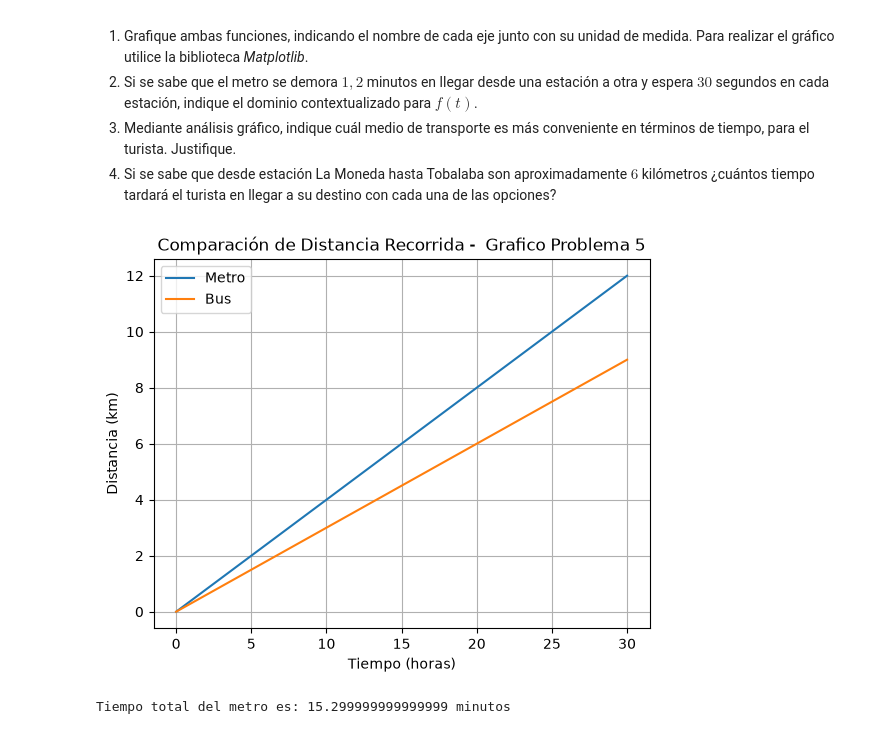
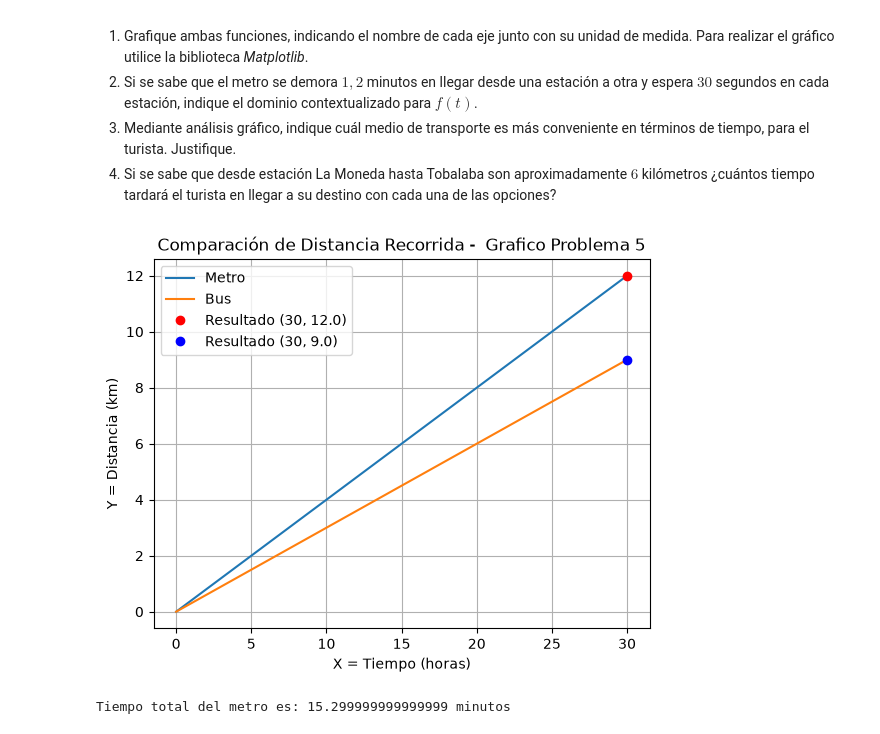
Before and after one commit to AleLagosP/Matematica-Aplicada-con-Python, a Jupyter notebook: Clase 1 - inrtroduccion/G1_Funciones.ipynb, the cells around one changed output. Drawn from its saved outputs; the diff is of its cells as text; code cells hidden in the pictures.

```diff
--- a/Clase 1 - inrtroduccion/G1_Funciones.ipynb
+++ b/Clase 1 - inrtroduccion/G1_Funciones.ipynb
@@ -168,34 +170,36 @@ Según la información anterior:
 # %%
 #  Datos del caso:
 # F(t) = 0.4t Metro
 # G(t) = 0.3 Bus
 
 import matplotlib.pyplot as plt
 def metro(t):
     return 0.4 * t
 
 def bus(t):
     return 0.3 * t
 
 tiempo = range(0, 31)
 
 distancia_metro = []
 distancia_bus = []
 
 for t in tiempo:
     distancia_metro.append(metro(t))
     distancia_bus.append(bus(t))
 
 plt.plot(tiempo, distancia_metro, label="Metro")
 plt.plot(tiempo, distancia_bus, label="Bus")
-plt.xlabel("Tiempo (horas)")
-plt.ylabel("Distancia (km)")
+plt.plot(30, metro(30), 'ro', label=f"Resultado ({30}, {metro(30)})")
+plt.plot(30, bus(30), 'bo', label=f"Resultado ({30}, {bus(30)})")
+plt.ylabel("Y = Distancia (km)")
+plt.xlabel("X = Tiempo (horas)")
 plt.title("Comparación de Distancia Recorrida -  Grafico Problema 5")
 plt.legend()
 plt.grid()
 plt.show()
 # %% [output]
-[figure, old version]
+[figure, new version]
 # %%
 #Datos del caso:
 # Son 9 estaciones, por lo que el tiempo total del metro es de (9 * 1.2) + (9 * 0.5) minutos.
```
Also changed, not shown: parts of 2 cells of this notebook.
